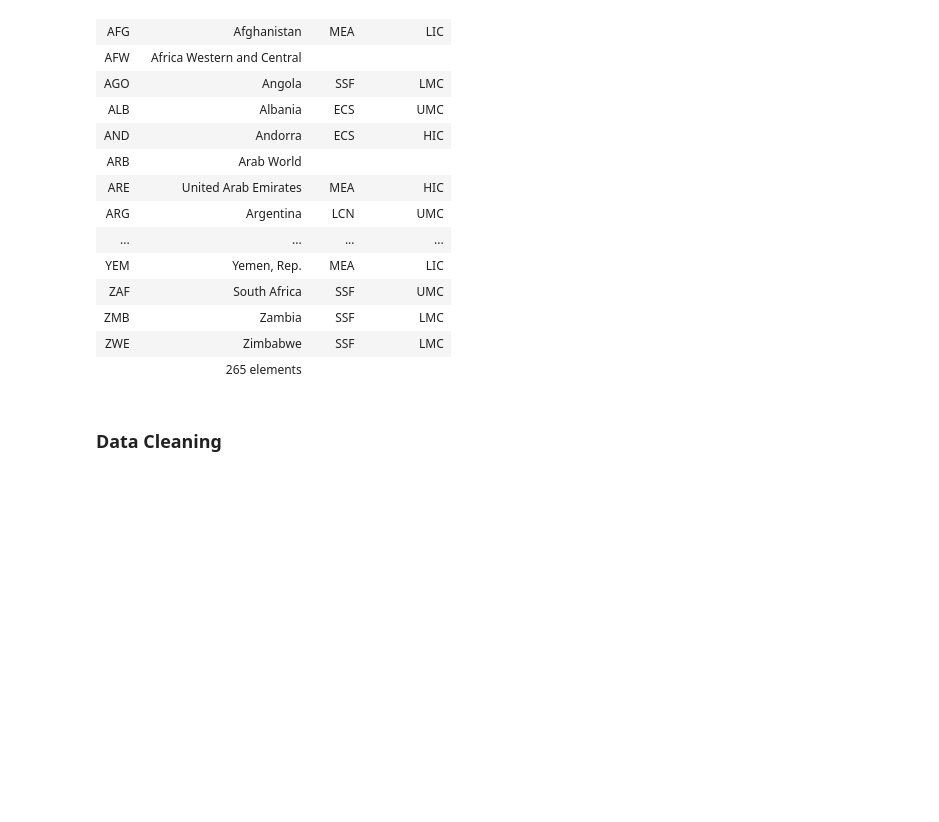
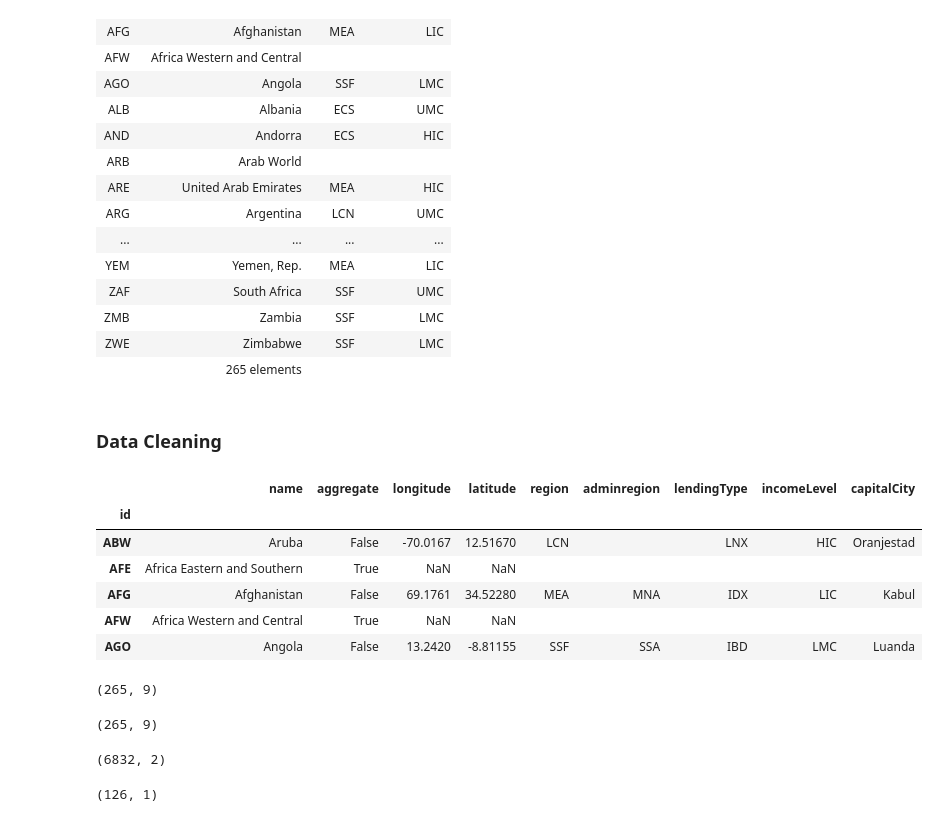
Before and after one commit to ambriapearce/life_expectancy_climate_risk, a Jupyter notebook: climate_risk.ipynb, the cells around one changed output. Drawn from its saved outputs; the diff is of its cells as text; code cells hidden in the pictures; blank space fills up the shorter version.

```diff
--- a/climate_risk.ipynb
+++ b/climate_risk.ipynb
@@ -410,3 +410,26 @@ wb.economy.info()
 |  | 265 elements |  |  |
 # %% [markdown]
 ### Data Cleaning
+# %%
+# Economy reference table as a DataFrame
+economies = wb.economy.DataFrame()
+# %%
+economies.head()
+# %% [output]
+|  | name | aggregate | longitude | latitude | region | adminregion | lendingType | incomeLevel | capitalCity |
+| id |  |  |  |  |  |  |  |  |  |
+| ABW | Aruba | False | -70.0167 | 12.51670 | LCN |  | LNX | HIC | Oranjestad |
+| AFE | Africa Eastern and Southern | True | NaN | NaN |  |  |  |  |  |
+| AFG | Afghanistan | False | 69.1761 | 34.52280 | MEA | MNA | IDX | LIC | Kabul |
+| AFW | Africa Western and Central | True | NaN | NaN |  |  |  |  |  |
+| AGO | Angola | False | 13.2420 | -8.81155 | SSF | SSA | IBD | LMC | Luanda |
+# %%
+economies.shape
+# %% [output]
+(265, 9)
+# %%
+# Keep real countries (aggregates have blank region)
+real_countries = economies[economies['region'].notna()]
+real_countries.shape
+# %% [output]
+(265, 9)
@@ -412,0 +440,8 @@ wb.economy.info()
+# %%
+df_clean.shape
+# %% [output]
+(6832, 2)
+# %%
+risk_clean.shape
+# %% [output]
+(126, 1)
```
Also changed, not shown: parts of 17 cells of this notebook.
